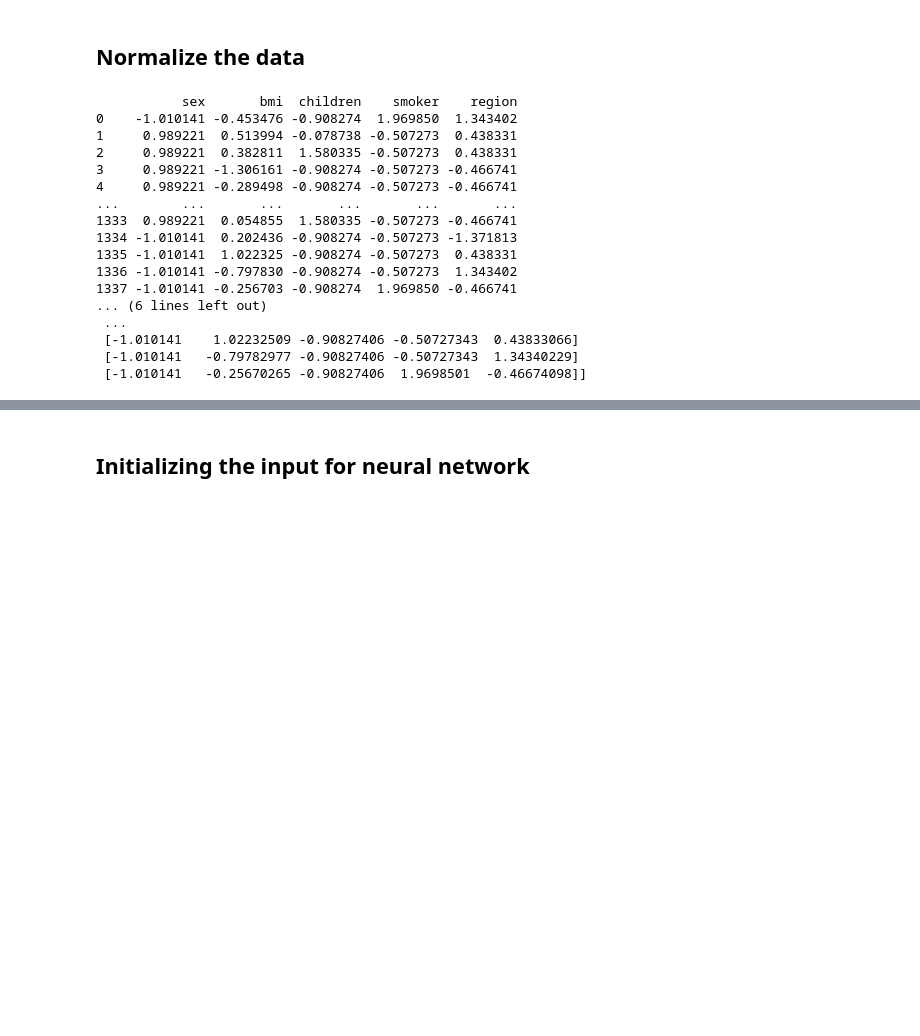
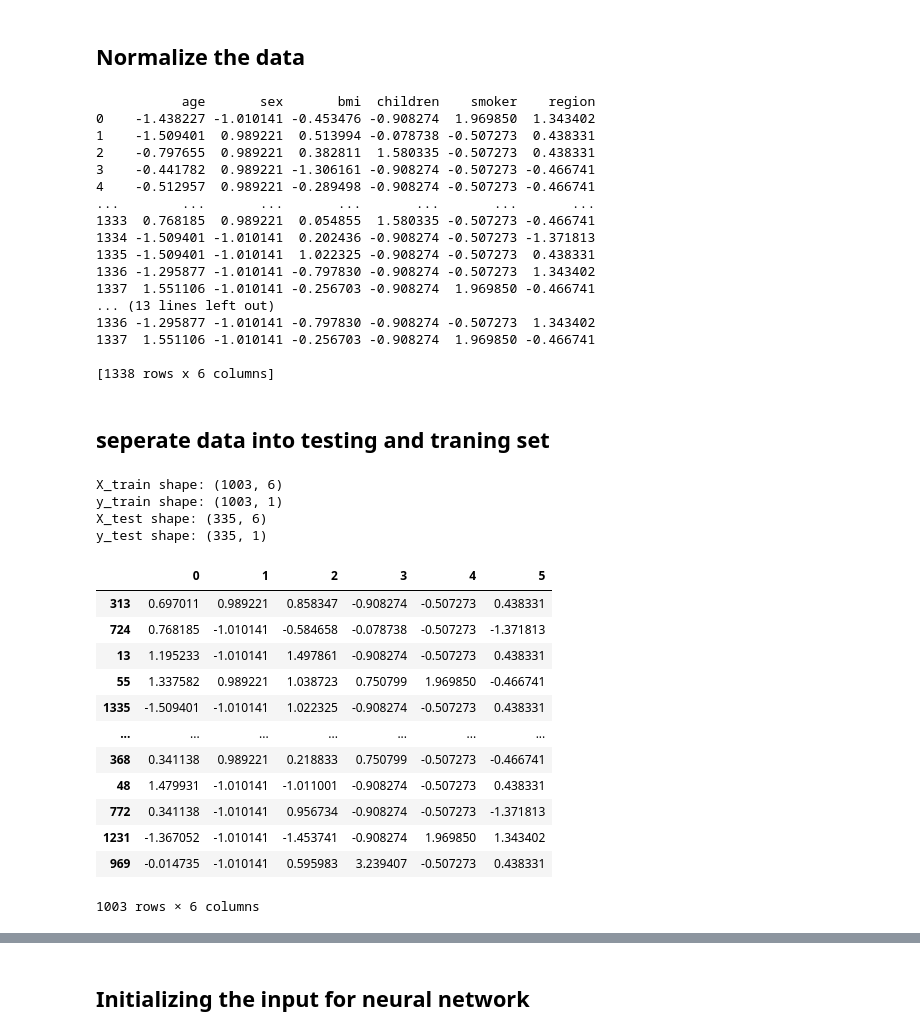
Before and after one commit to Ahibala/Insurance-Premium-Prediction-, a Jupyter notebook: Insurance_premium_prediction_using_NN.ipynb, the cells around one changed output, grey strips where cells are left out. Drawn from its saved outputs; the diff is of its cells as text; code cells hidden in the pictures; blank space fills up the shorter version.

```diff
--- a/Insurance_premium_prediction_using_NN.ipynb
+++ b/Insurance_premium_prediction_using_NN.ipynb
@@ -109,28 +110,63 @@ y is
 ## or min/max
 ## normalized_df=(df-df.min())/(df.max()-df.min())
 
-DF=DF.iloc[:, [1, 2, 3, 4, 5]]
+DF=DF.iloc[:, [0,1, 2, 3, 4, 5]]
 DF=(DF-DF.mean())/DF.std()
 print(DF)
 
-X = np.array(DF)
+X = pd.DataFrame(np.array(DF))
 
 print("X is\n", X)
 # %% [output]
-           sex       bmi  children    smoker    region
-0    -1.010141 -0.453476 -0.908274  1.969850  1.343402
-1     0.989221  0.513994 -0.078738 -0.507273  0.438331
-2     0.989221  0.382811  1.580335 -0.507273  0.438331
-3     0.989221 -1.306161 -0.908274 -0.507273 -0.466741
-4     0.989221 -0.289498 -0.908274 -0.507273 -0.466741
-...        ...       ...       ...       ...       ...
-1333  0.989221  0.054855  1.580335 -0.507273 -0.466741
-1334 -1.010141  0.202436 -0.908274 -0.507273 -1.371813
-1335 -1.010141  1.022325 -0.908274 -0.507273  0.438331
-1336 -1.010141 -0.797830 -0.908274 -0.507273  1.343402
-1337 -1.010141 -0.256703 -0.908274  1.969850 -0.466741
-... (6 lines left out)
- ...
- [-1.010141    1.02232509 -0.90827406 -0.50727343  0.43833066]
- [-1.010141   -0.79782977 -0.90827406 -0.50727343  1.34340229]
- [-1.010141   -0.25670265 -0.90827406  1.9698501  -0.46674098]]
+           age       sex       bmi  children    smoker    region
+0    -1.438227 -1.010141 -0.453476 -0.908274  1.969850  1.343402
+1    -1.509401  0.989221  0.513994 -0.078738 -0.507273  0.438331
+2    -0.797655  0.989221  0.382811  1.580335 -0.507273  0.438331
+3    -0.441782  0.989221 -1.306161 -0.908274 -0.507273 -0.466741
+4    -0.512957  0.989221 -0.289498 -0.908274 -0.507273 -0.466741
+...        ...       ...       ...       ...       ...       ...
+1333  0.768185  0.989221  0.054855  1.580335 -0.507273 -0.466741
+1334 -1.509401 -1.010141  0.202436 -0.908274 -0.507273 -1.371813
+1335 -1.509401 -1.010141  1.022325 -0.908274 -0.507273  0.438331
+1336 -1.295877 -1.010141 -0.797830 -0.908274 -0.507273  1.343402
+1337  1.551106 -1.010141 -0.256703 -0.908274  1.969850 -0.466741
+... (13 lines left out)
+1336 -1.295877 -1.010141 -0.797830 -0.908274 -0.507273  1.343402
+1337  1.551106 -1.010141 -0.256703 -0.908274  1.969850 -0.466741
+
+[1338 rows x 6 columns]
+# %% [markdown]
+## seperate data into testing and traning set
+# %%
+from sklearn.model_selection import train_test_split
+
+
+# Split the dataset into training and testing sets
+X_train, X_test, y_train, y_test = train_test_split(X, y, random_state=21)
+
+# Print the shapes of the resulting sets
+print("X_train shape:", X_train.shape)
+print("y_train shape:", y_train.shape)
+print("X_test shape:", X_test.shape)
+print("y_test shape:", y_test.shape)
+# %% [output]
+X_train shape: (1003, 6)
+y_train shape: (1003, 1)
+X_test shape: (335, 6)
+y_test shape: (335, 1)
+# %%
+X_train
+# %% [output]
+|  | 0 | 1 | 2 | 3 | 4 | 5 |
+| 313 | 0.697011 | 0.989221 | 0.858347 | -0.908274 | -0.507273 | 0.438331 |
+| 724 | 0.768185 | -1.010141 | -0.584658 | -0.078738 | -0.507273 | -1.371813 |
+| 13 | 1.195233 | -1.010141 | 1.497861 | -0.908274 | -0.507273 | 0.438331 |
+| 55 | 1.337582 | 0.989221 | 1.038723 | 0.750799 | 1.969850 | -0.466741 |
+| 1335 | -1.509401 | -1.010141 | 1.022325 | -0.908274 | -0.507273 | 0.438331 |
+| ... | ... | ... | ... | ... | ... | ... |
+| 368 | 0.341138 | 0.989221 | 0.218833 | 0.750799 | -0.507273 | -0.466741 |
+| 48 | 1.479931 | -1.010141 | -1.011001 | -0.908274 | -0.507273 | 0.438331 |
+| 772 | 0.341138 | -1.010141 | 0.956734 | -0.908274 | -0.507273 | -1.371813 |
+| 1231 | -1.367052 | -1.010141 | -1.453741 | -0.908274 | 1.969850 | 1.343402 |
+| 969 | -0.014735 | -1.010141 | 0.595983 | 3.239407 | -0.507273 | 0.438331 |
+1003 rows × 6 columns
```
Also changed, not shown: parts of 8 cells of this notebook.
